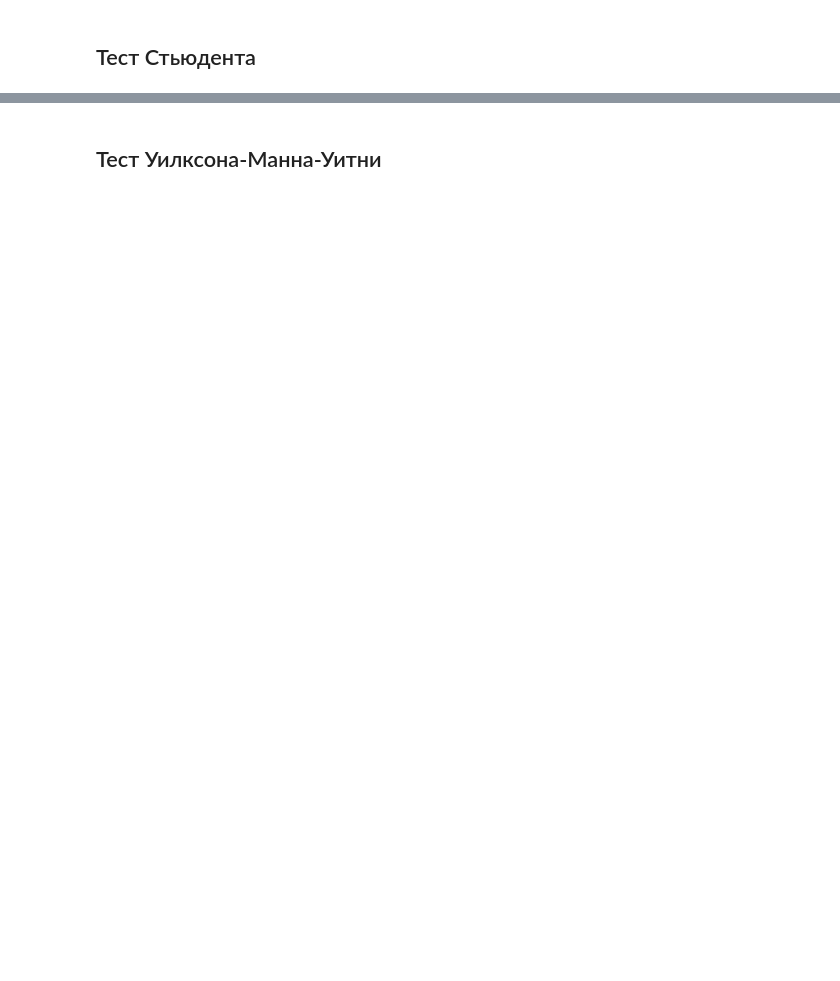
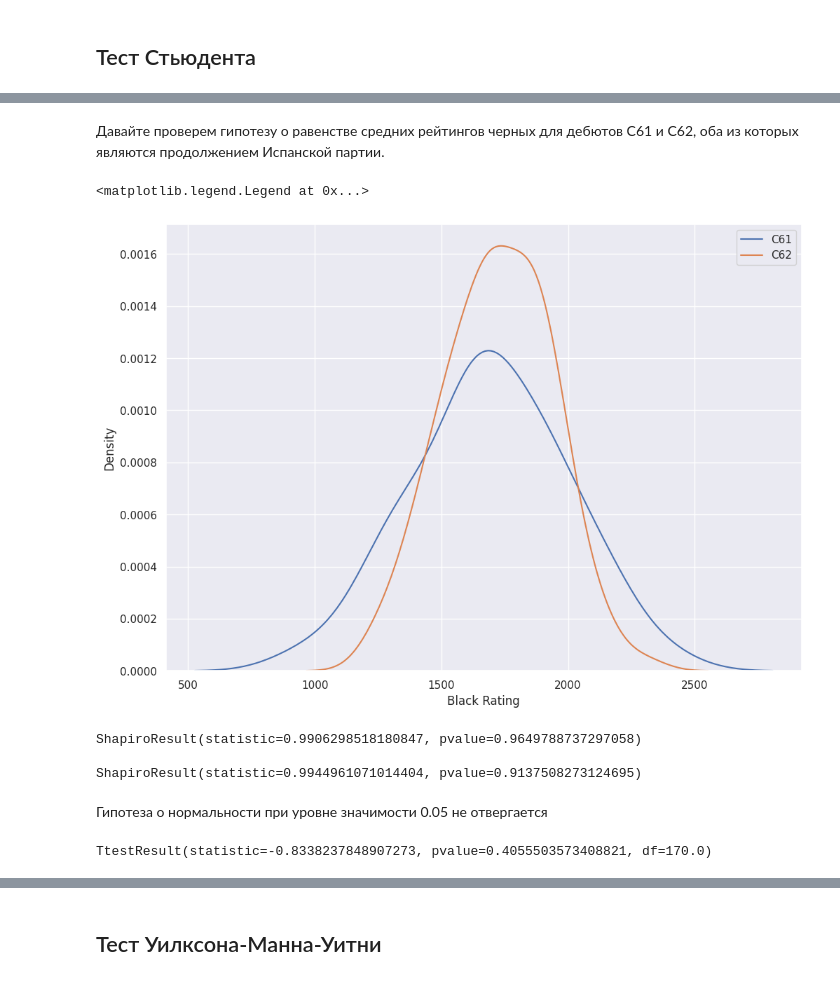
Before and after one commit to qjerryk/stat-prac, a Jupyter notebook: stat.ipynb, the cells around one changed output, grey strips where cells are left out. Saved outputs shown, nothing was run; the diff lists cells and outputs as text; code cells hidden in the pictures; blank space fills up the shorter version.

```diff
--- a/stat.ipynb
+++ b/stat.ipynb
@@ -1069,0 +1067,22 @@ for alternative in ['two-sided', 'less', 'greater']:
+# %% [markdown]
+Давайте проверем гипотезу о равенстве средних рейтингов черных для дебютов C61 и C62, оба из которых являются продолжением Испанской партии.
+# %%
+sns.kdeplot(df[df['Opening ECO'] == 'C61']['Black Rating'], label='C61')
+sns.kdeplot(df[df['Opening ECO'] == 'C62']['Black Rating'], label='C62')
+plt.legend()
+# %% [output]
+<matplotlib.legend.Legend at 0x...>
+[figure, added]
+# %%
+print(stats.shapiro(df[df['Opening ECO'] == 'C61']['Black Rating']), '\n')
+print(stats.shapiro(df[df['Opening ECO'] == 'C62']['Black Rating']))
+# %% [output]
+ShapiroResult(statistic=0.9906298518180847, pvalue=0.9649788737297058)
+
+ShapiroResult(statistic=0.9944961071014404, pvalue=0.9137508273124695)
+# %% [markdown]
+Гипотеза о нормальности при уровне значимости 0.05 не отвергается
+# %%
+stats.ttest_ind(df[df['Opening ECO'] == 'C61']['Black Rating'], df[df['Opening ECO'] == 'C62']['Black Rating'])
+# %% [output]
+TtestResult(statistic=-0.8338237848907273, pvalue=0.4055503573408821, df=170.0)
```
Also changed, not shown: parts of 146 cells of this notebook.
